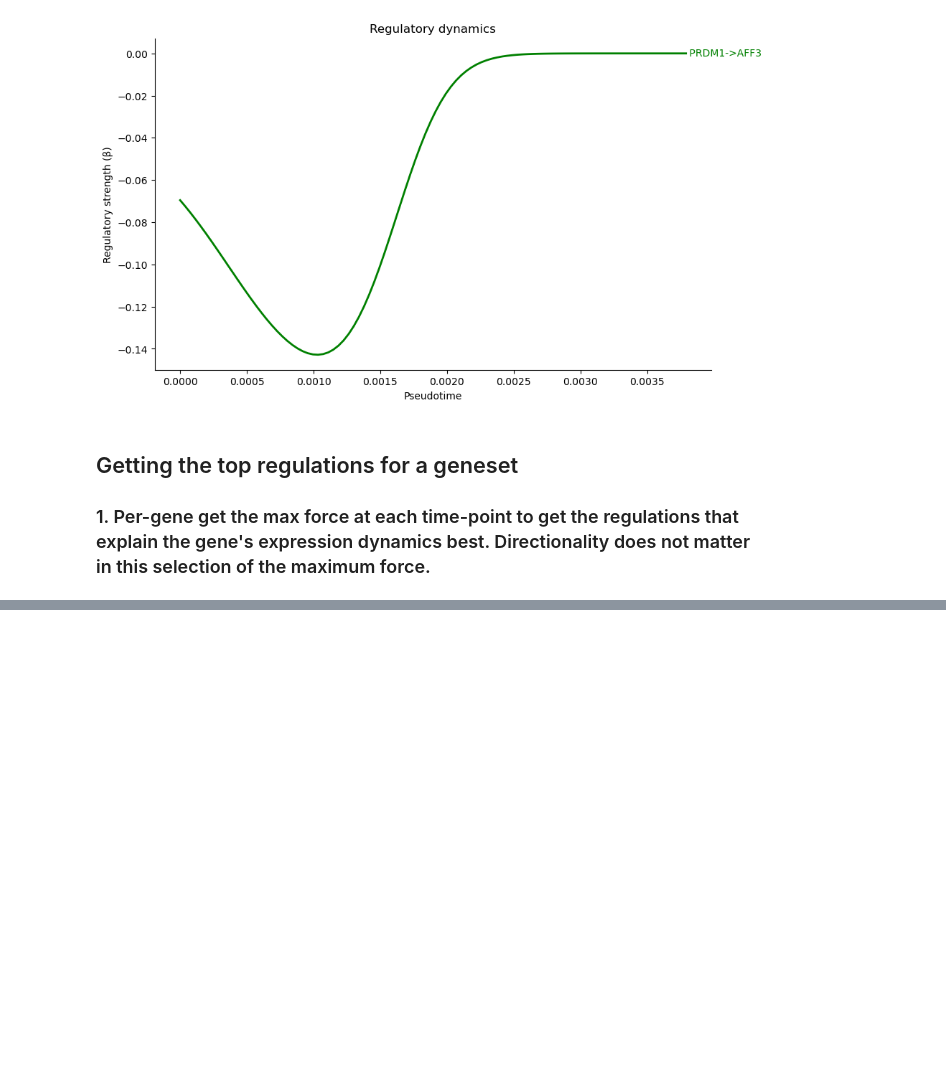
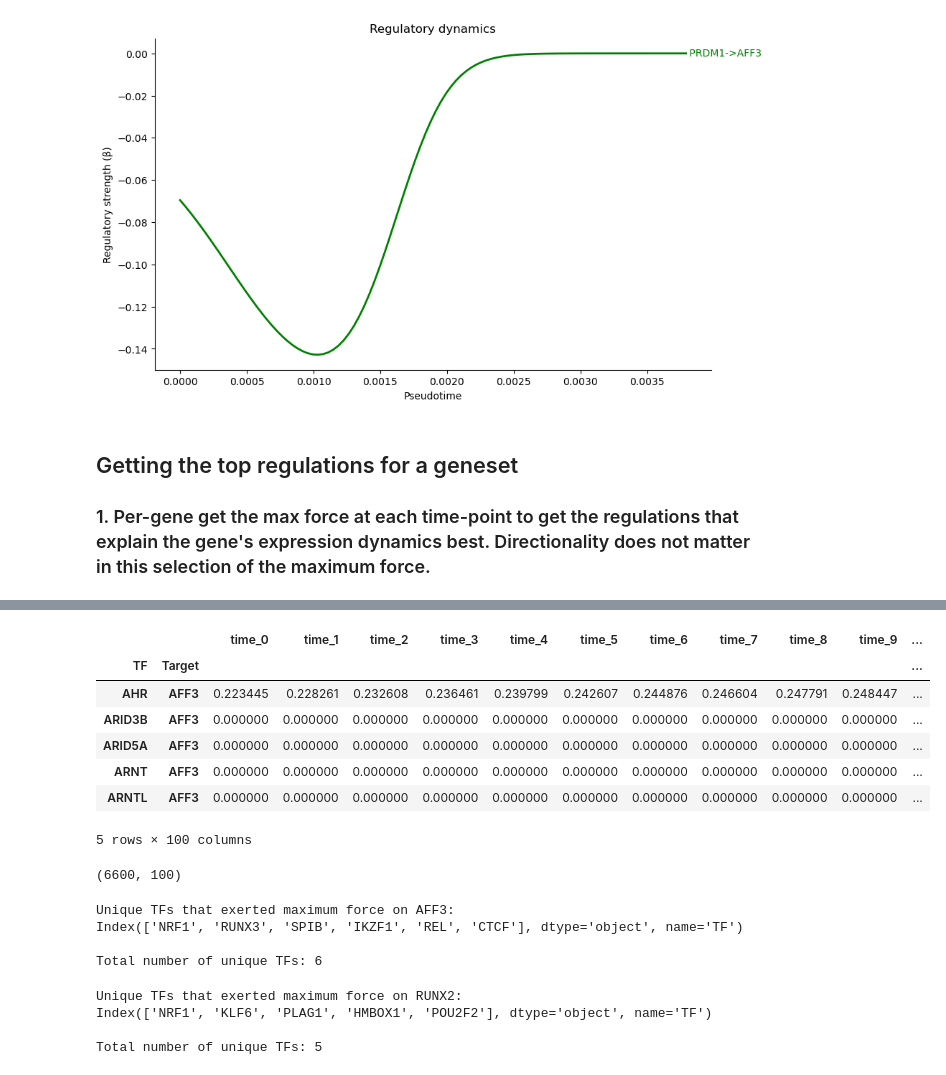
Before and after one commit to sachha-naksha/B_Cell_States, a Jupyter notebook: multiome_dynamic_regulation/py_scripts/analysis/LF_dynamics.ipynb, the cells around one changed output, grey strips where cells are left out. Saved outputs shown, nothing was run; the diff lists cells and outputs as text; code cells hidden in the pictures; blank space fills up the shorter version.

```diff
--- a/multiome_dynamic_regulation/py_scripts/analysis/LF_dynamics.ipynb
+++ b/multiome_dynamic_regulation/py_scripts/analysis/LF_dynamics.ipynb
@@ -655,0 +607,71 @@ display(lf_forces_dcurve_pb.shape)
+# %%
+lf_force_curves_sorted_by_target = lf_forces_dcurve_pb.sort_index(level=1)
+display(lf_force_curves_sorted_by_target.head())
+display(lf_force_curves_sorted_by_target.shape)
+# %% [output]
+|  |  | time_0 | time_1 | time_2 | time_3 | time_4 | time_5 | time_6 | time_7 | time_8 | time_9 | ... |
+| TF | Target |  |  |  |  |  |  |  |  |  |  | ... |
+| AHR | AFF3 | 0.223445 | 0.228261 | 0.232608 | 0.236461 | 0.239799 | 0.242607 | 0.244876 | 0.246604 | 0.247791 | 0.248447 | ... |
+| ARID3B | AFF3 | 0.000000 | 0.000000 | 0.000000 | 0.000000 | 0.000000 | 0.000000 | 0.000000 | 0.000000 | 0.000000 | 0.000000 | ... |
+| ARID5A | AFF3 | 0.000000 | 0.000000 | 0.000000 | 0.000000 | 0.000000 | 0.000000 | 0.000000 | 0.000000 | 0.000000 | 0.000000 | ... |
+| ARNT | AFF3 | 0.000000 | 0.000000 | 0.000000 | 0.000000 | 0.000000 | 0.000000 | 0.000000 | 0.000000 | 0.000000 | 0.000000 | ... |
+| ARNTL | AFF3 | 0.000000 | 0.000000 | 0.000000 | 0.000000 | 0.000000 | 0.000000 | 0.000000 | 0.000000 | 0.000000 | 0.000000 | ... |
+5 rows × 100 columns
+(6600, 100)
+# %%
+def find_max_force_tfs(force_df):
+    """
+    Find TFs exerting maximum absolute force per target at each timepoint
+    Returns DataFrame with force trajectories ordered by time of maximum force
+    """
+    # Initialize dictionary to store results
+    max_force_dict = {}
+
+    # Get unique targets
+    targets = force_df.index.get_level_values(1).unique()
+
+    # Process each target
+    for target in targets:
+        # Get all TFs for this target using boolean indexing
+        target_mask = force_df.index.get_level_values(1) == target
+        target_data = force_df[target_mask]
+
+        # Store the max force TF indices for each timepoint
+        max_force_indices = []
+        for col in force_df.columns:
+            # Find TF with max absolute force at this time point
+            max_force_idx = target_data[col].abs().idxmax()
+            max_force_indices.append(max_force_idx)
+
+        # Get the force trajectories for these TFs
+        max_force_trajectories = force_df.loc[max_force_indices]
+        max_force_dict[target] = max_force_trajectories
+
+    # Concatenate all target results
+    result_df = pd.concat(max_force_dict.values())
+
+    return result_df
+
+# Use the function
+max_force_trajectories = find_max_force_tfs(lf_force_curves_sorted_by_target)
+# %% [output]
+Unique TFs that exerted maximum force on AFF3:
+Index(['NRF1', 'RUNX3', 'SPIB', 'IKZF1', 'REL', 'CTCF'], dtype='object', name='TF')
+
+Total number of unique TFs: 6
+# %%
+# Get all rows for target
+target_mask = max_force_trajectories.index.get_level_values(1) == 'AFF3'
+target_max_forces = max_force_trajectories[target_mask]
+
+# Get unique TFs (from first level of multi-index)
+unique_tfs = target_max_forces.index.get_level_values(0).unique()
+
+print("Unique TFs that exerted maximum force on AFF3:")
+print(unique_tfs)
+print(f"\nTotal number of unique TFs: {len(unique_tfs)}")
+# %% [output]
+Unique TFs that exerted maximum force on RUNX2:
+Index(['NRF1', 'KLF6', 'PLAG1', 'HMBOX1', 'POU2F2'], dtype='object', name='TF')
+
+Total number of unique TFs: 5
```
Also changed, not shown: parts of 8 cells of this notebook.
